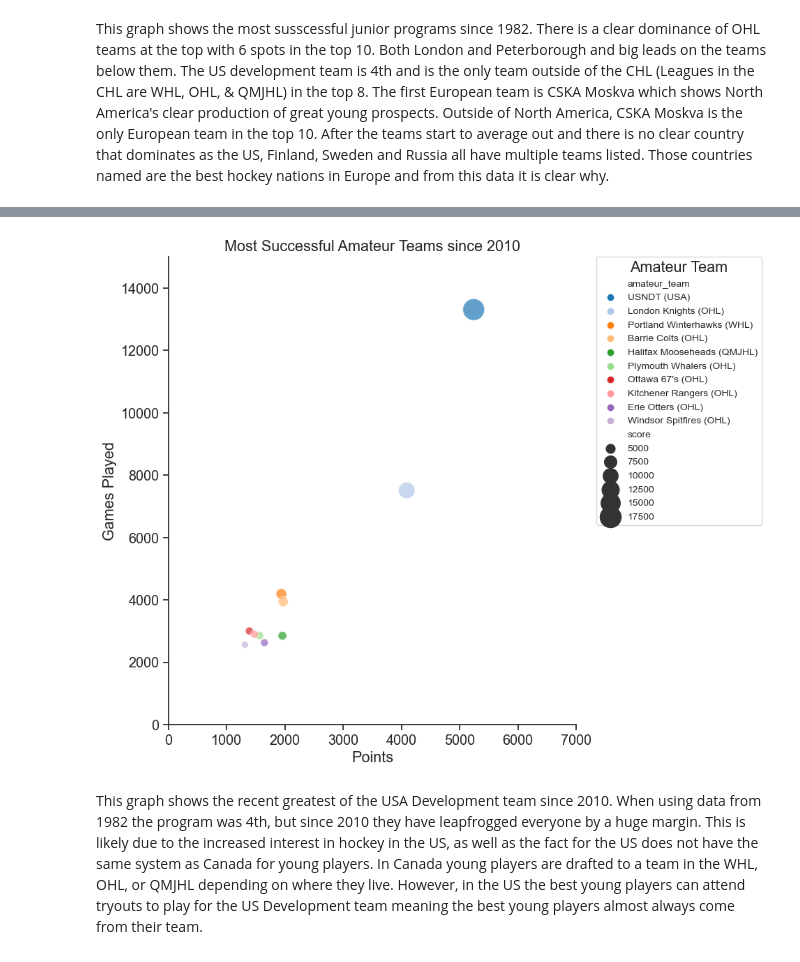
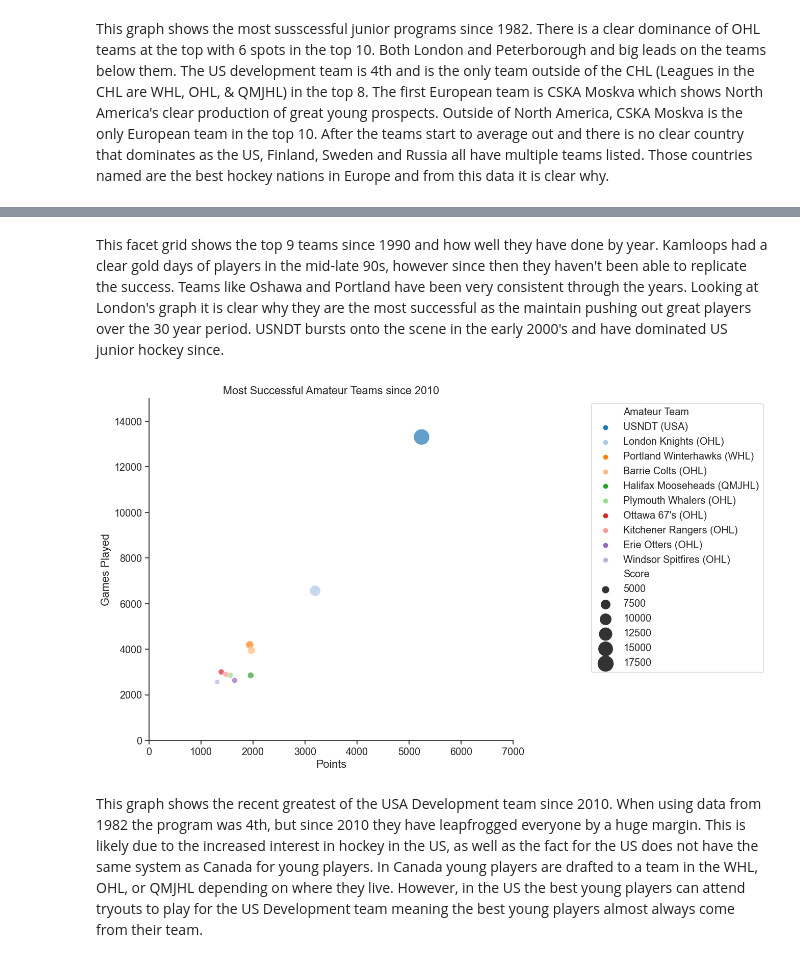
Before and after one commit to ubco-W2022T2-data301/project-group-group31, a Jupyter notebook: analysis/analysis3.ipynb, the cells around one changed output, grey strips where cells are left out. Cells and saved outputs as stored; diff of their text form; code cells hidden in the pictures.

Commit message:
Work done on A3

```diff
--- a/analysis/analysis3.ipynb
+++ b/analysis/analysis3.ipynb
@@ -20,6 +20,6 @@ else:
     import project_functions3
 
 df = project_functions3.load_and_process("../data/raw/NHLDraft.csv")
-df = df[df['amateur_team'].notnull()]
-df.head(30)
+df = df[df['Amateur Team'].notnull()]
+df.head(10)
 # %% [output]
@@ -93,33 +116,31 @@ Outside of North America, CSKA Moskva is the only European team in the top 10. A
+# %% [markdown]
+This facet grid shows the top 9 teams since 1990 and how well they have done by year. Kamloops had a clear gold days of players in the mid-late 90s, however since then they haven't been able to replicate the success. Teams like Oshawa and Portland have been very consistent through the years. Looking at London's graph it is clear why they are the most successful as the maintain pushing out great players over the 30 year period. USNDT bursts onto the scene in the early 2000's and have dominated US junior hockey since.
 # %%
-df2010 = df.loc[:2791]
+# Filter data for years 2010-2019
+df2010 = df[df['Year'] >= 2010]
 
 # Calculate total score for each team
-df2010Sc = df2010.groupby('amateur_team', as_index=False).sum(numeric_only=True)[['amateur_team', 'games_played', 'points']]
-df2010Sc['score'] = df2010Sc['games_played'] + df2010Sc['points']
-df2010Sc = df2010Sc.sort_values('score', ascending=False)[:10]
+df2010Sc = df2010.groupby('Amateur Team', as_index=False).agg({'Games': 'sum', 'Points': 'sum'})
+df2010Sc['Score'] = df2010Sc['Games'] + df2010Sc['Points']
+df2010Sc = df2010Sc.sort_values('Score', ascending=False).head(10)
 
 # Set figure size
-plt.figure(figsize=(10, 8))
+fig, ax = plt.subplots(figsize=(10, 8))
 
 # Generate plot using seaborn
-sns.scatterplot(x='points', y='games_played', size='score', hue='amateur_team', data=df2010Sc, sizes=(50, 500), alpha=0.7, palette='tab20')
+sns.scatterplot(x='Points', y='Games', size='Score', hue='Amateur Team', data=df2010Sc, sizes=(50, 500), alpha=0.7, palette='tab20', ax=ax, legend='brief')
+
+# Add legend and adjust layout
+plt.legend(bbox_to_anchor=(1.2, 1))
 plt.title('Most Successful Amateur Teams since 2010')
 plt.ylabel('Games Played')
 plt.xlabel('Points')
-
-# Adjust legend
-plt.legend(title='Amateur Team', bbox_to_anchor=(1.05, 1), loc=2, borderaxespad=0., fontsize=10)
-
-# Adjust axis limits
 plt.xlim((0, 7000))
 plt.ylim((0, 15000))
-
-# Adjust layout
 plt.tight_layout()
-
 plt.show()
 # %% [output]
-[figure, old version]
+[figure, new version]
 # %% [markdown]
 This graph shows the recent greatest of the USA Development team since 2010. When using data from 1982 the program was 4th, but since 2010 they have leapfrogged everyone by a huge margin. This is likely due to the increased interest in hockey in the US, as well as the fact for the US does not have the same system as Canada for young players. In Canada young players are drafted to a team in the WHL, OHL, or QMJHL depending on where they live. However, in the US the best young players can attend tryouts to play for the US Development team meaning the best young players almost always come from their team.
 # %%
```
Also changed, not shown: parts of 6 cells of this notebook, 1 other file.
